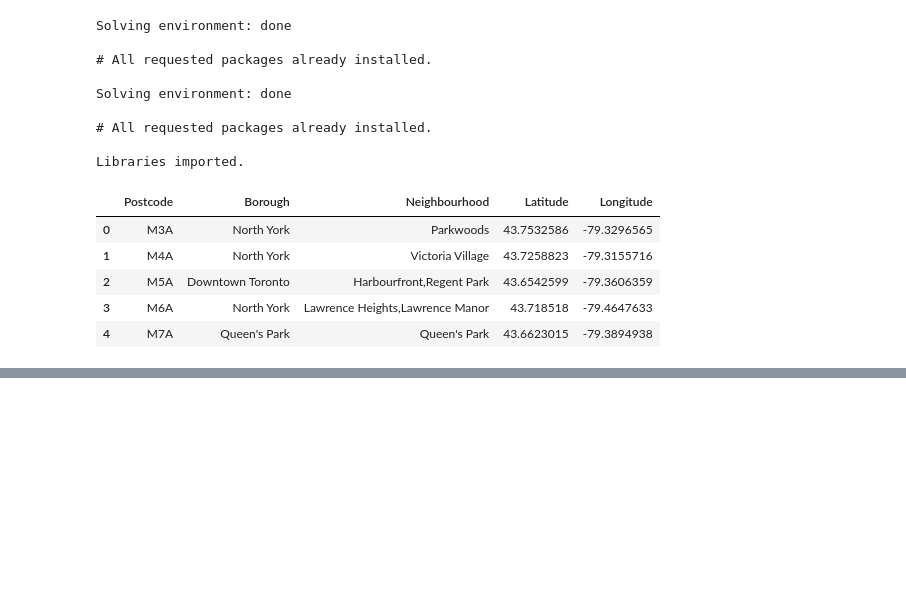
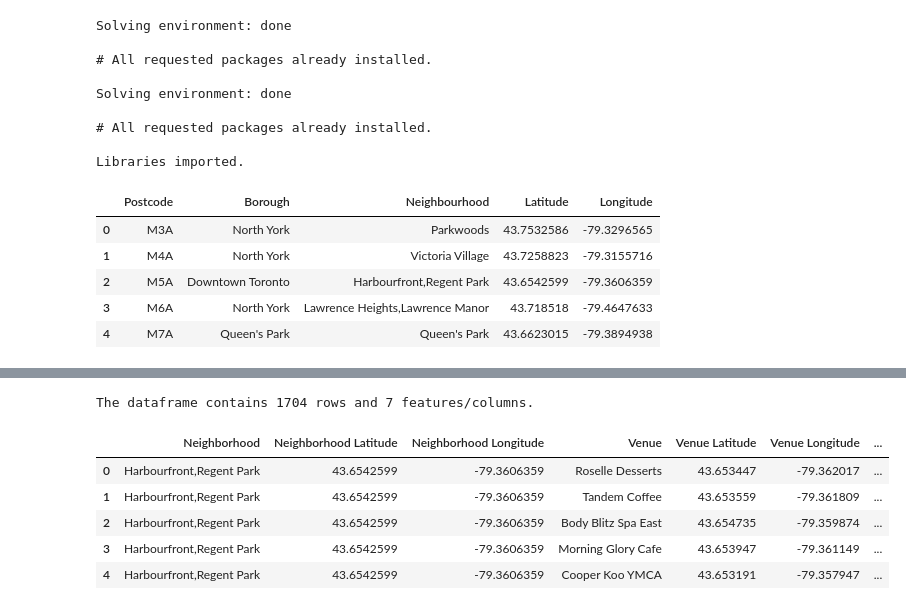
Before and after one commit to yshaikhygali/Coursera_Capstone, a Jupyter notebook: Capstone Project Code.ipynb, the cells around one changed output, grey strips where cells are left out. Saved outputs shown, nothing was run; the diff lists cells and outputs as text; code cells hidden in the pictures; blank space fills up the shorter version.

```diff
--- a/Capstone Project Code.ipynb
+++ b/Capstone Project Code.ipynb
@@ -309,0 +311,12 @@ Name: Neighborhood, dtype: object
+# %%
+print('The dataframe contains {} rows and {} features/columns.'
+      .format(toronto_venues.shape[0], toronto_venues.shape[1]))
+toronto_venues.head()
+# %% [output]
+The dataframe contains 1704 rows and 7 features/columns.
+|  | Neighborhood | Neighborhood Latitude | Neighborhood Longitude | Venue | Venue Latitude | Venue Longitude | ... |
+| 0 | Harbourfront,Regent Park | 43.6542599 | -79.3606359 | Roselle Desserts | 43.653447 | -79.362017 | ... |
+| 1 | Harbourfront,Regent Park | 43.6542599 | -79.3606359 | Tandem Coffee | 43.653559 | -79.361809 | ... |
+| 2 | Harbourfront,Regent Park | 43.6542599 | -79.3606359 | Body Blitz Spa East | 43.654735 | -79.359874 | ... |
+| 3 | Harbourfront,Regent Park | 43.6542599 | -79.3606359 | Morning Glory Cafe | 43.653947 | -79.361149 | ... |
+| 4 | Harbourfront,Regent Park | 43.6542599 | -79.3606359 | Cooper Koo YMCA | 43.653191 | -79.357947 | ... |
```
Also changed, not shown: parts of 42 cells of this notebook.
